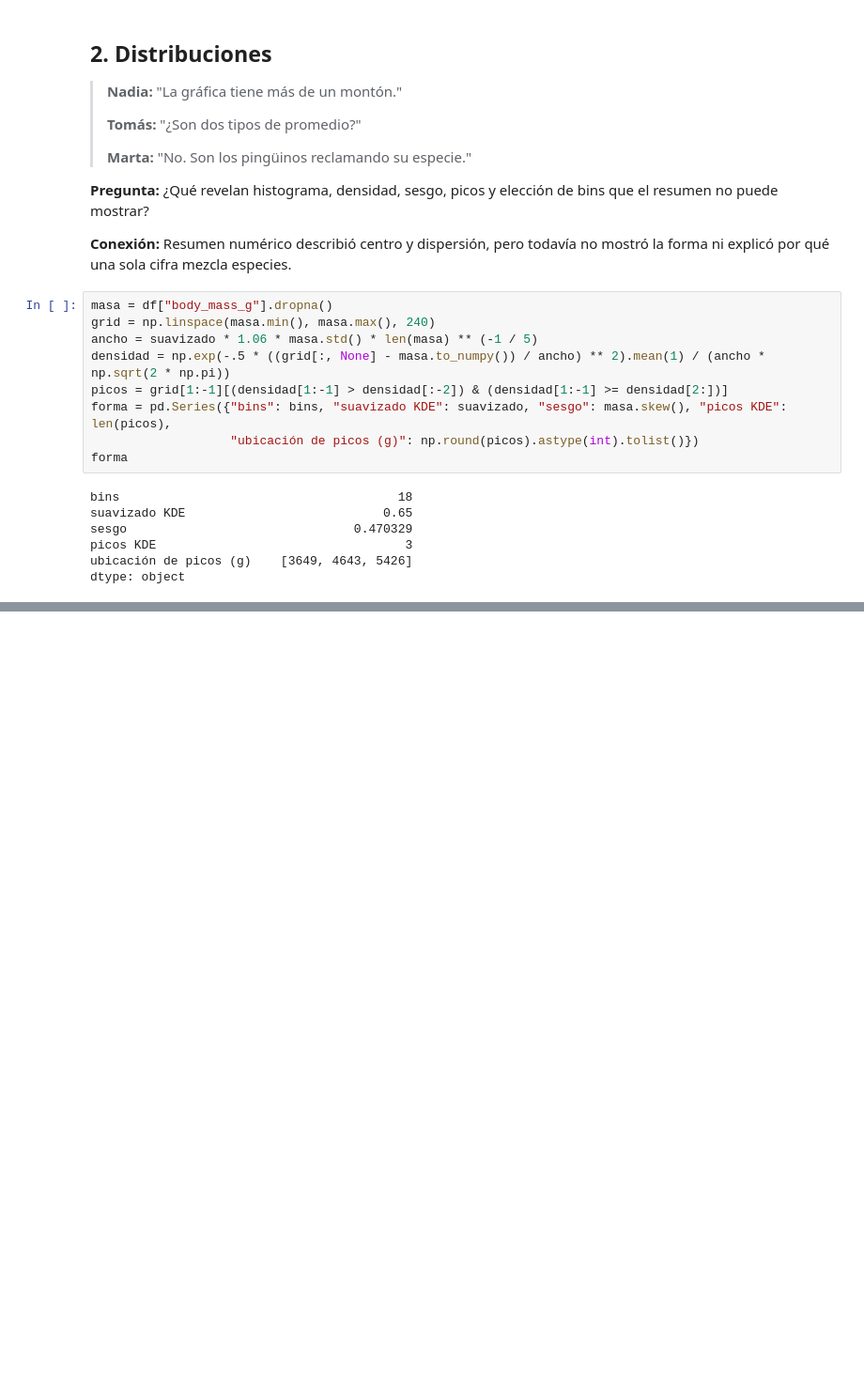
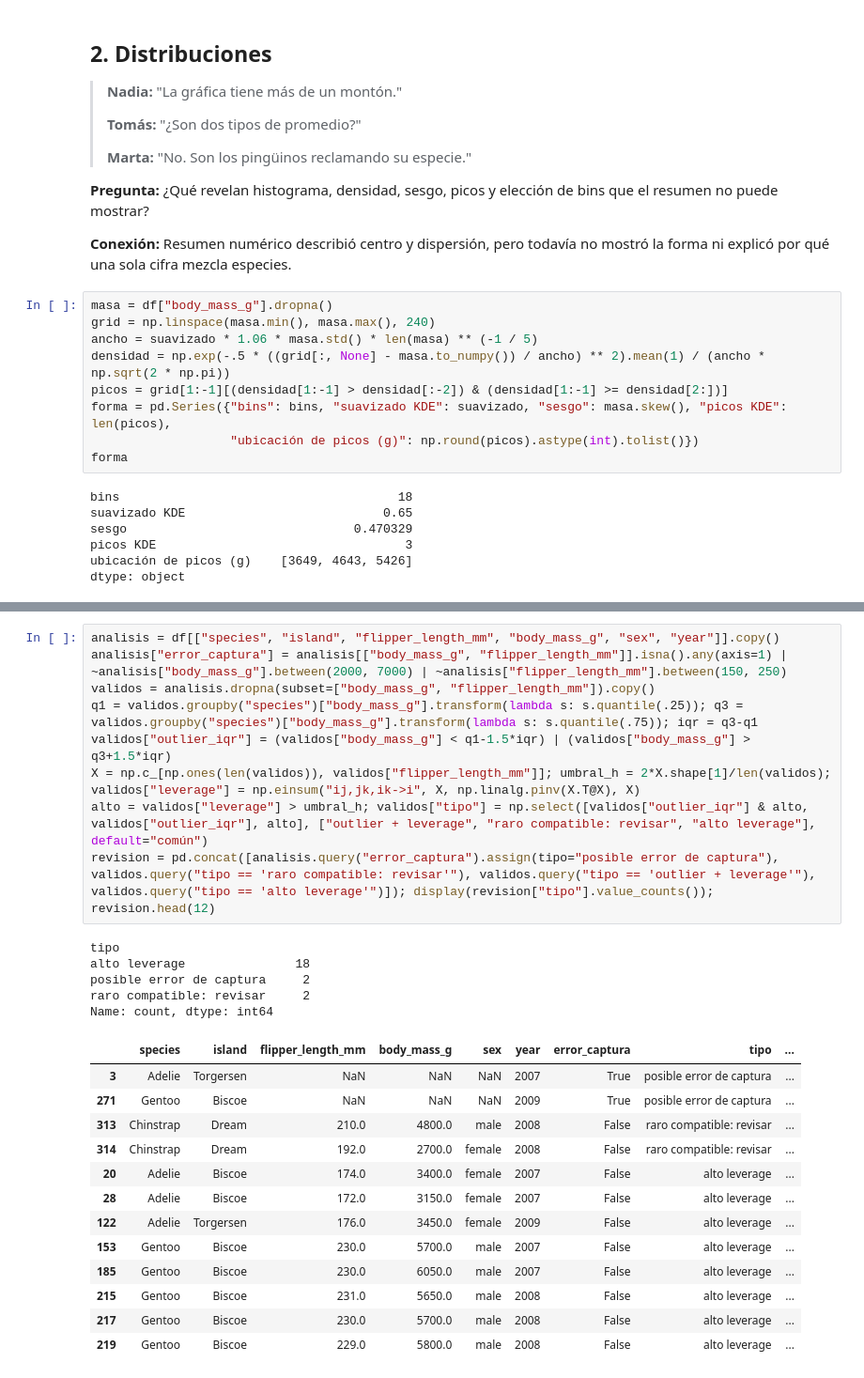
Before and after one commit to jcval94/narrative, a Jupyter notebook: corporate-data-narrative-lab/outputs/notebooks/05-el-pinguino-promedio-no-vino.ipynb, the cells around one changed output, grey strips where cells are left out. Shown at 94% size. Drawn from its saved outputs; the diff is of its cells as text; blank space fills up the shorter version.

```diff
--- a/corporate-data-narrative-lab/outputs/notebooks/05-el-pinguino-promedio-no-vino.ipynb
+++ b/corporate-data-narrative-lab/outputs/notebooks/05-el-pinguino-promedio-no-vino.ipynb
@@ -155,0 +224,28 @@ display(Markdown("**Lo que muestra:** Con «Todas» y el suavizado inicial apare
+# %%
+analisis = df[["species", "island", "flipper_length_mm", "body_mass_g", "sex", "year"]].copy()
+analisis["error_captura"] = analisis[["body_mass_g", "flipper_length_mm"]].isna().any(axis=1) | ~analisis["body_mass_g"].between(2000, 7000) | ~analisis["flipper_length_mm"].between(150, 250)
+validos = analisis.dropna(subset=["body_mass_g", "flipper_length_mm"]).copy()
+q1 = validos.groupby("species")["body_mass_g"].transform(lambda s: s.quantile(.25)); q3 = validos.groupby("species")["body_mass_g"].transform(lambda s: s.quantile(.75)); iqr = q3-q1
+validos["outlier_iqr"] = (validos["body_mass_g"] < q1-1.5*iqr) | (validos["body_mass_g"] > q3+1.5*iqr)
+X = np.c_[np.ones(len(validos)), validos["flipper_length_mm"]]; umbral_h = 2*X.shape[1]/len(validos); validos["leverage"] = np.einsum("ij,jk,ik->i", X, np.linalg.pinv(X.T@X), X)
+alto = validos["leverage"] > umbral_h; validos["tipo"] = np.select([validos["outlier_iqr"] & alto, validos["outlier_iqr"], alto], ["outlier + leverage", "raro compatible: revisar", "alto leverage"], default="común")
+revision = pd.concat([analisis.query("error_captura").assign(tipo="posible error de captura"), validos.query("tipo == 'raro compatible: revisar'"), validos.query("tipo == 'outlier + leverage'"), validos.query("tipo == 'alto leverage'")]); display(revision["tipo"].value_counts()); revision.head(12)
+# %% [output]
+tipo
+alto leverage               18
+posible error de captura     2
+raro compatible: revisar     2
+Name: count, dtype: int64
+|  | species | island | flipper_length_mm | body_mass_g | sex | year | error_captura | tipo | ... |
+| 3 | Adelie | Torgersen | NaN | NaN | NaN | 2007 | True | posible error de captura | ... |
+| 271 | Gentoo | Biscoe | NaN | NaN | NaN | 2009 | True | posible error de captura | ... |
+| 313 | Chinstrap | Dream | 210.0 | 4800.0 | male | 2008 | False | raro compatible: revisar | ... |
+| 314 | Chinstrap | Dream | 192.0 | 2700.0 | female | 2008 | False | raro compatible: revisar | ... |
+| 20 | Adelie | Biscoe | 174.0 | 3400.0 | female | 2007 | False | alto leverage | ... |
+| 28 | Adelie | Biscoe | 172.0 | 3150.0 | female | 2007 | False | alto leverage | ... |
+| 122 | Adelie | Torgersen | 176.0 | 3450.0 | female | 2009 | False | alto leverage | ... |
+| 153 | Gentoo | Biscoe | 230.0 | 5700.0 | male | 2007 | False | alto leverage | ... |
+| 185 | Gentoo | Biscoe | 230.0 | 6050.0 | male | 2007 | False | alto leverage | ... |
+| 215 | Gentoo | Biscoe | 231.0 | 5650.0 | male | 2008 | False | alto leverage | ... |
+| 217 | Gentoo | Biscoe | 230.0 | 5700.0 | male | 2008 | False | alto leverage | ... |
+| 219 | Gentoo | Biscoe | 229.0 | 5800.0 | male | 2008 | False | alto leverage | ... |
```
Also changed, not shown: parts of 10 cells of this notebook.
